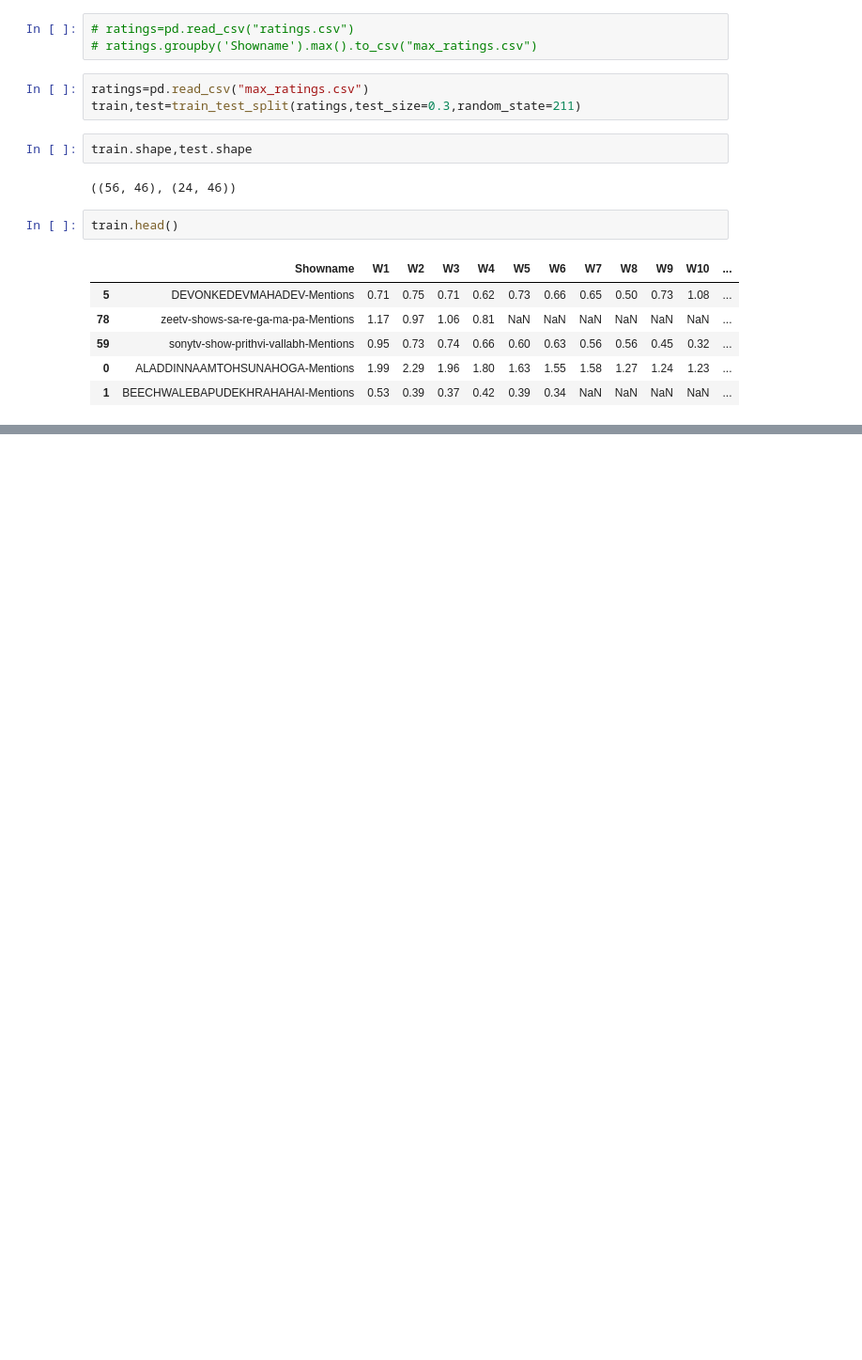
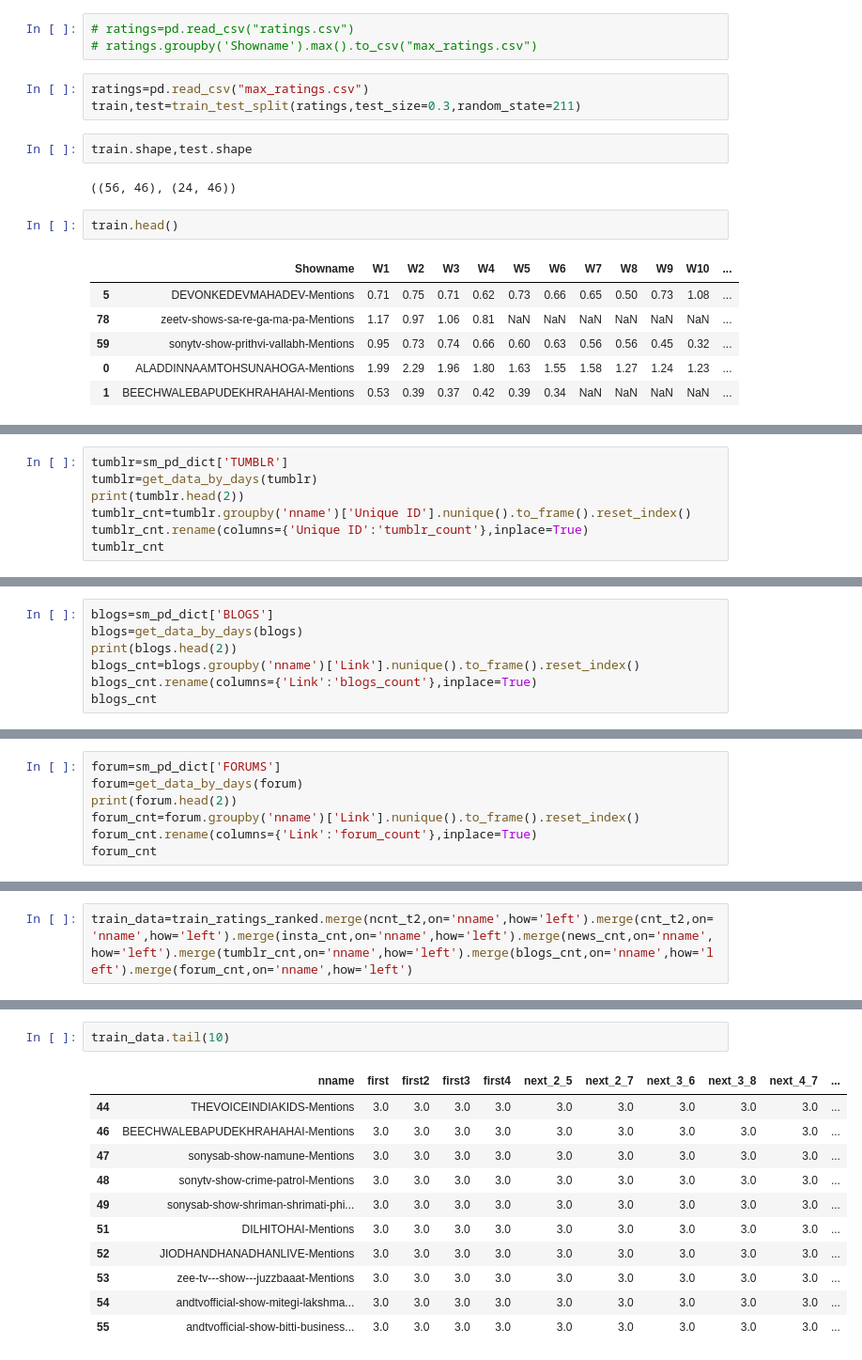
Before and after one commit to abhi050688/initial_test, a Jupyter notebook: Parsing new data.ipynb, the cells around one changed output, grey strips where cells are left out. Shown at 94% size. Cells and saved outputs as stored; diff of their text form; blank space fills up the shorter version.

```diff
--- a/Parsing new data.ipynb
+++ b/Parsing new data.ipynb
@@ -245,0 +384,7 @@ ncnt_t2.merge(ratings[['Showname','W1']],left_on='nname',right_on='Showname',how
+# %%
+tumblr=sm_pd_dict['TUMBLR']
+tumblr=get_data_by_days(tumblr)
+print(tumblr.head(2))
+tumblr_cnt=tumblr.groupby('nname')['Unique ID'].nunique().to_frame().reset_index()
+tumblr_cnt.rename(columns={'Unique ID':'tumblr_count'},inplace=True)
+tumblr_cnt
@@ -245,0 +428,7 @@ ncnt_t2.merge(ratings[['Showname','W1']],left_on='nname',right_on='Showname',how
+# %%
+blogs=sm_pd_dict['BLOGS']
+blogs=get_data_by_days(blogs)
+print(blogs.head(2))
+blogs_cnt=blogs.groupby('nname')['Link'].nunique().to_frame().reset_index()
+blogs_cnt.rename(columns={'Link':'blogs_count'},inplace=True)
+blogs_cnt
@@ -245,0 +472,7 @@ ncnt_t2.merge(ratings[['Showname','W1']],left_on='nname',right_on='Showname',how
+# %%
+forum=sm_pd_dict['FORUMS']
+forum=get_data_by_days(forum)
+print(forum.head(2))
+forum_cnt=forum.groupby('nname')['Link'].nunique().to_frame().reset_index()
+forum_cnt.rename(columns={'Link':'forum_count'},inplace=True)
+forum_cnt
@@ -245,0 +515,2 @@ ncnt_t2.merge(ratings[['Showname','W1']],left_on='nname',right_on='Showname',how
+# %%
+train_data=train_ratings_ranked.merge(ncnt_t2,on='nname',how='left').merge(cnt_t2,on='nname',how='left').merge(insta_cnt,on='nname',how='left').merge(news_cnt,on='nname',how='left').merge(tumblr_cnt,on='nname',how='left').merge(blogs_cnt,on='nname',how='left').merge(forum_cnt,on='nname',how='left')
@@ -245,0 +536,14 @@ ncnt_t2.merge(ratings[['Showname','W1']],left_on='nname',right_on='Showname',how
+# %%
+train_data.tail(10)
+# %% [output]
+|  | nname | first | first2 | first3 | first4 | next_2_5 | next_2_7 | next_3_6 | next_3_8 | next_4_7 | ... |
+| 44 | THEVOICEINDIAKIDS-Mentions | 3.0 | 3.0 | 3.0 | 3.0 | 3.0 | 3.0 | 3.0 | 3.0 | 3.0 | ... |
+| 46 | BEECHWALEBAPUDEKHRAHAHAI-Mentions | 3.0 | 3.0 | 3.0 | 3.0 | 3.0 | 3.0 | 3.0 | 3.0 | 3.0 | ... |
+| 47 | sonysab-show-namune-Mentions | 3.0 | 3.0 | 3.0 | 3.0 | 3.0 | 3.0 | 3.0 | 3.0 | 3.0 | ... |
+| 48 | sonytv-show-crime-patrol-Mentions | 3.0 | 3.0 | 3.0 | 3.0 | 3.0 | 3.0 | 3.0 | 3.0 | 3.0 | ... |
+| 49 | sonysab-show-shriman-shrimati-phi... | 3.0 | 3.0 | 3.0 | 3.0 | 3.0 | 3.0 | 3.0 | 3.0 | 3.0 | ... |
+| 51 | DILHITOHAI-Mentions | 3.0 | 3.0 | 3.0 | 3.0 | 3.0 | 3.0 | 3.0 | 3.0 | 3.0 | ... |
+| 52 | JIODHANDHANADHANLIVE-Mentions | 3.0 | 3.0 | 3.0 | 3.0 | 3.0 | 3.0 | 3.0 | 3.0 | 3.0 | ... |
+| 53 | zee-tv---show---juzzbaaat-Mentions | 3.0 | 3.0 | 3.0 | 3.0 | 3.0 | 3.0 | 3.0 | 3.0 | 3.0 | ... |
+| 54 | andtvofficial-show-mitegi-lakshma... | 3.0 | 3.0 | 3.0 | 3.0 | 3.0 | 3.0 | 3.0 | 3.0 | 3.0 | ... |
+| 55 | andtvofficial-show-bitti-business... | 3.0 | 3.0 | 3.0 | 3.0 | 3.0 | 3.0 | 3.0 | 3.0 | 3.0 | ... |
```
Also changed, not shown: parts of 35 cells of this notebook.
